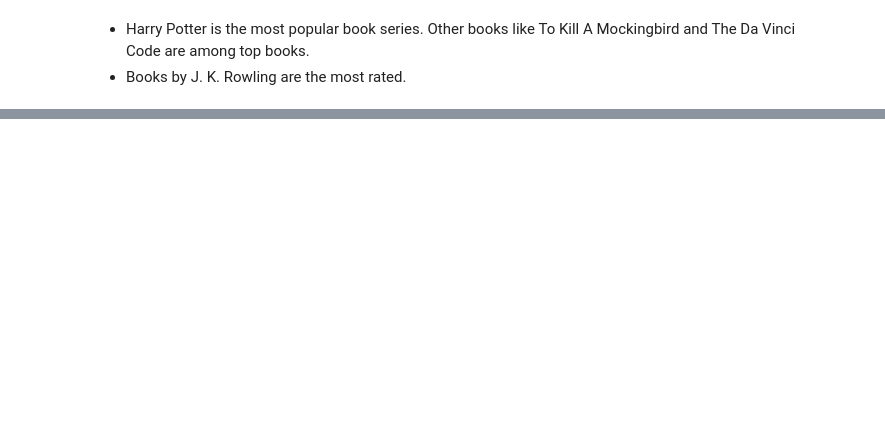
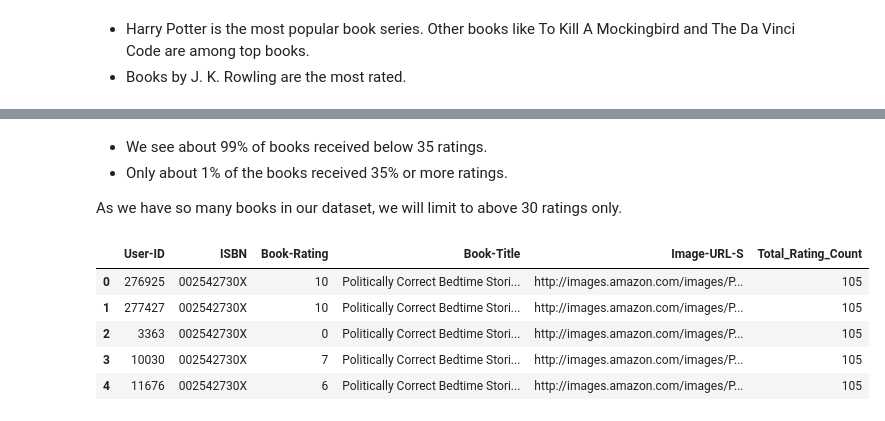
Before and after one commit to rahool010/Book-Recommendation-System, a Jupyter notebook: Book_Recommendation_System.ipynb, the cells around one changed output, grey strips where cells are left out. Saved outputs shown, nothing was run; the diff lists cells and outputs as text; code cells hidden in the pictures; blank space fills up the shorter version.

```diff
--- a/Book_Recommendation_System.ipynb
+++ b/Book_Recommendation_System.ipynb
@@ -593,0 +705,17 @@ top_books[['Book-Title', 'Book-Author','Total_Users_Rated', 'Average_Rating', 'S
+# %% [markdown]
+* We see about 99% of books received below 35 ratings.
+* Only about 1% of the books received 35% or more ratings.
+
+As we have so many books in our dataset, we will limit to above 30 ratings only.
+# %%
+# limiting total Total_Rating_Count
+popularity_threshold = 30
+rating_popular_book = rating_with_totalRatingCount.query('Total_Rating_Count >= @popularity_threshold')
+rating_popular_book.head()
+# %% [output]
+|  | User-ID | ISBN | Book-Rating | Book-Title | Image-URL-S | Total_Rating_Count |
+| 0 | 276925 | 002542730X | 10 | Politically Correct Bedtime Stori... | http://images.amazon.com/images/P... | 105 |
+| 1 | 277427 | 002542730X | 10 | Politically Correct Bedtime Stori... | http://images.amazon.com/images/P... | 105 |
+| 2 | 3363 | 002542730X | 0 | Politically Correct Bedtime Stori... | http://images.amazon.com/images/P... | 105 |
+| 3 | 10030 | 002542730X | 7 | Politically Correct Bedtime Stori... | http://images.amazon.com/images/P... | 105 |
+| 4 | 11676 | 002542730X | 6 | Politically Correct Bedtime Stori... | http://images.amazon.com/images/P... | 105 |
```
Also changed, not shown: parts of 24 cells of this notebook.
